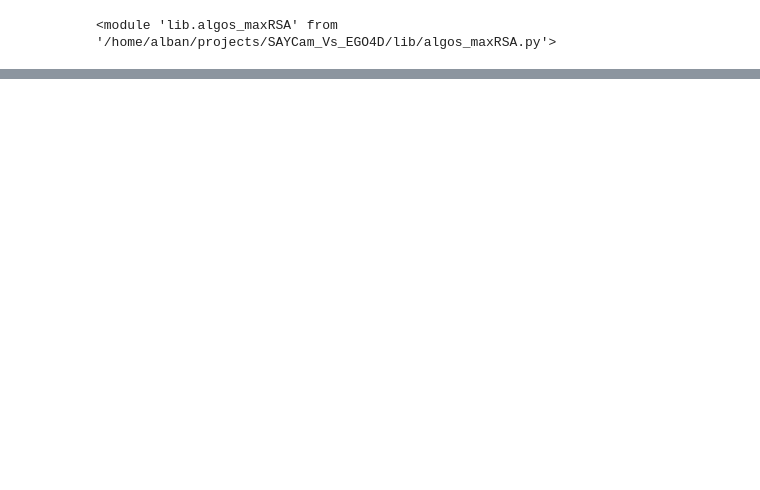
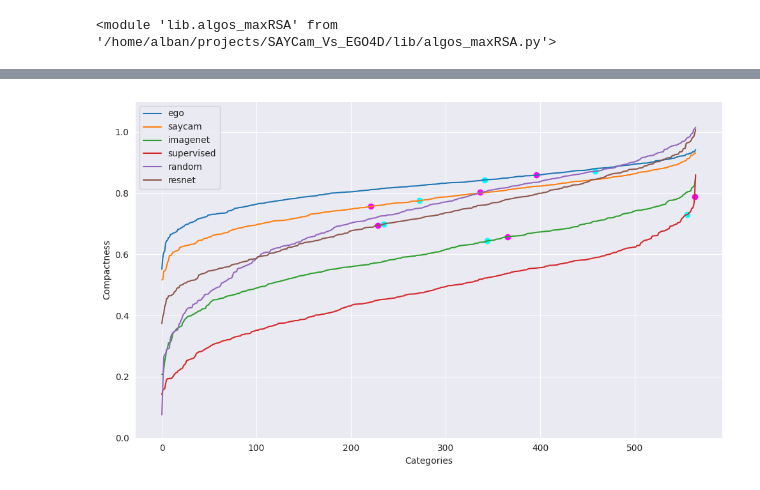
Before and after one commit to AlbanFlachot/SAYCam_Vs_EGO4D, a Jupyter notebook: meta_analysis_stimuli_selection.ipynb, the cells around one changed output, grey strips where cells are left out. Saved outputs shown, nothing was run; the diff lists cells and outputs as text; code cells hidden in the pictures; blank space fills up the shorter version.

```diff
--- a/meta_analysis_stimuli_selection.ipynb
+++ b/meta_analysis_stimuli_selection.ipynb
@@ -23,0 +90,9 @@ importlib.reload(max_rsa)
+# %%
+for model in models:
+    index = np.array(range(len(compact_categories[model])))[compact_categories[model] == '0001_man']
+    ax_compactness.scatter(index,compactness[model][index], color = 'magenta')
+    index = np.array(range(len(compact_categories[model])))[compact_categories[model] == '0020_woman']
+    ax_compactness.scatter(index,compactness[model][index], color = 'cyan')
+fig_compactness
+# %% [output]
+[figure, added]
```
Also changed, not shown: parts of 20 cells of this notebook, 5 other files.
